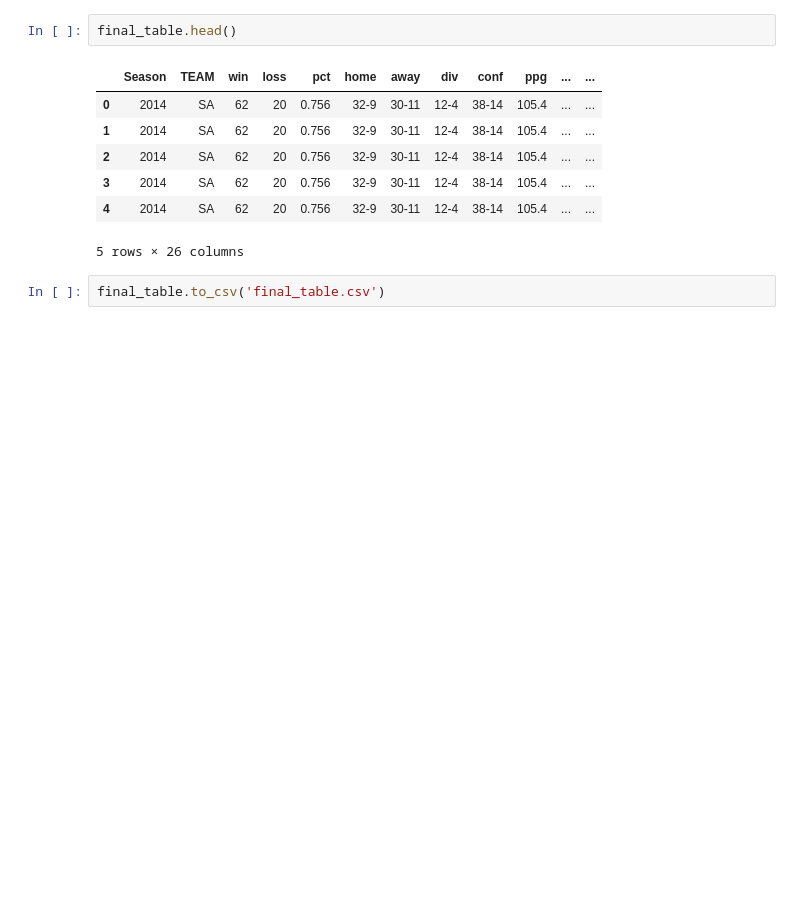
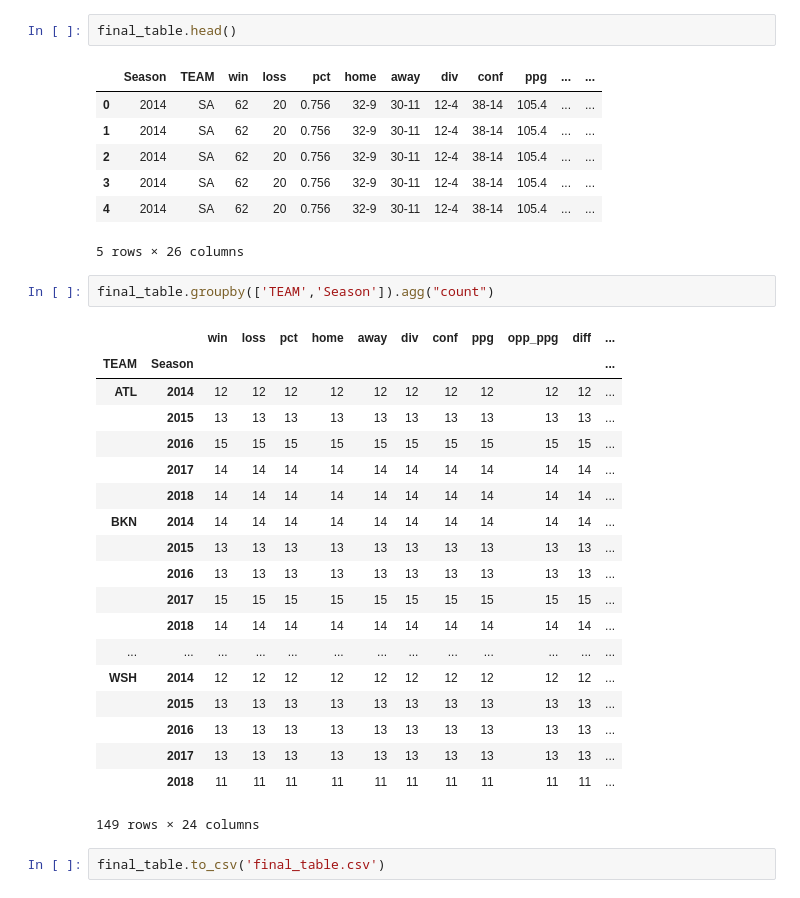
Before and after one commit to JayLi2018/Math564Project, a Jupyter notebook: merge_files.ipynb, the cells around one changed output. Drawn from its saved outputs; the diff is of its cells as text; blank space fills up the shorter version.

```diff
--- a/merge_files.ipynb
+++ b/merge_files.ipynb
@@ -22,5 +22,27 @@ final_table.head()
 | 3 | 2014 | SA | 62 | 20 | 0.756 | 32-9 | 30-11 | 12-4 | 38-14 | 105.4 | ... | ... |
 | 4 | 2014 | SA | 62 | 20 | 0.756 | 32-9 | 30-11 | 12-4 | 38-14 | 105.4 | ... | ... |
 5 rows × 26 columns
+# %%
+final_table.groupby(['TEAM','Season']).agg("count")
+# %% [output]
+|  |  | win | loss | pct | home | away | div | conf | ppg | opp_ppg | diff | ... |
+| TEAM | Season |  |  |  |  |  |  |  |  |  |  | ... |
+| ATL | 2014 | 12 | 12 | 12 | 12 | 12 | 12 | 12 | 12 | 12 | 12 | ... |
+|  | 2015 | 13 | 13 | 13 | 13 | 13 | 13 | 13 | 13 | 13 | 13 | ... |
+|  | 2016 | 15 | 15 | 15 | 15 | 15 | 15 | 15 | 15 | 15 | 15 | ... |
+|  | 2017 | 14 | 14 | 14 | 14 | 14 | 14 | 14 | 14 | 14 | 14 | ... |
+|  | 2018 | 14 | 14 | 14 | 14 | 14 | 14 | 14 | 14 | 14 | 14 | ... |
+| BKN | 2014 | 14 | 14 | 14 | 14 | 14 | 14 | 14 | 14 | 14 | 14 | ... |
+|  | 2015 | 13 | 13 | 13 | 13 | 13 | 13 | 13 | 13 | 13 | 13 | ... |
+|  | 2016 | 13 | 13 | 13 | 13 | 13 | 13 | 13 | 13 | 13 | 13 | ... |
+|  | 2017 | 15 | 15 | 15 | 15 | 15 | 15 | 15 | 15 | 15 | 15 | ... |
+|  | 2018 | 14 | 14 | 14 | 14 | 14 | 14 | 14 | 14 | 14 | 14 | ... |
+| ... | ... | ... | ... | ... | ... | ... | ... | ... | ... | ... | ... | ... |
+| WSH | 2014 | 12 | 12 | 12 | 12 | 12 | 12 | 12 | 12 | 12 | 12 | ... |
+|  | 2015 | 13 | 13 | 13 | 13 | 13 | 13 | 13 | 13 | 13 | 13 | ... |
+|  | 2016 | 13 | 13 | 13 | 13 | 13 | 13 | 13 | 13 | 13 | 13 | ... |
+|  | 2017 | 13 | 13 | 13 | 13 | 13 | 13 | 13 | 13 | 13 | 13 | ... |
+|  | 2018 | 11 | 11 | 11 | 11 | 11 | 11 | 11 | 11 | 11 | 11 | ... |
+149 rows × 24 columns
 # %%
 final_table.to_csv('final_table.csv')
```
Also changed, not shown: parts of 2 cells of this notebook, 12 other files.
